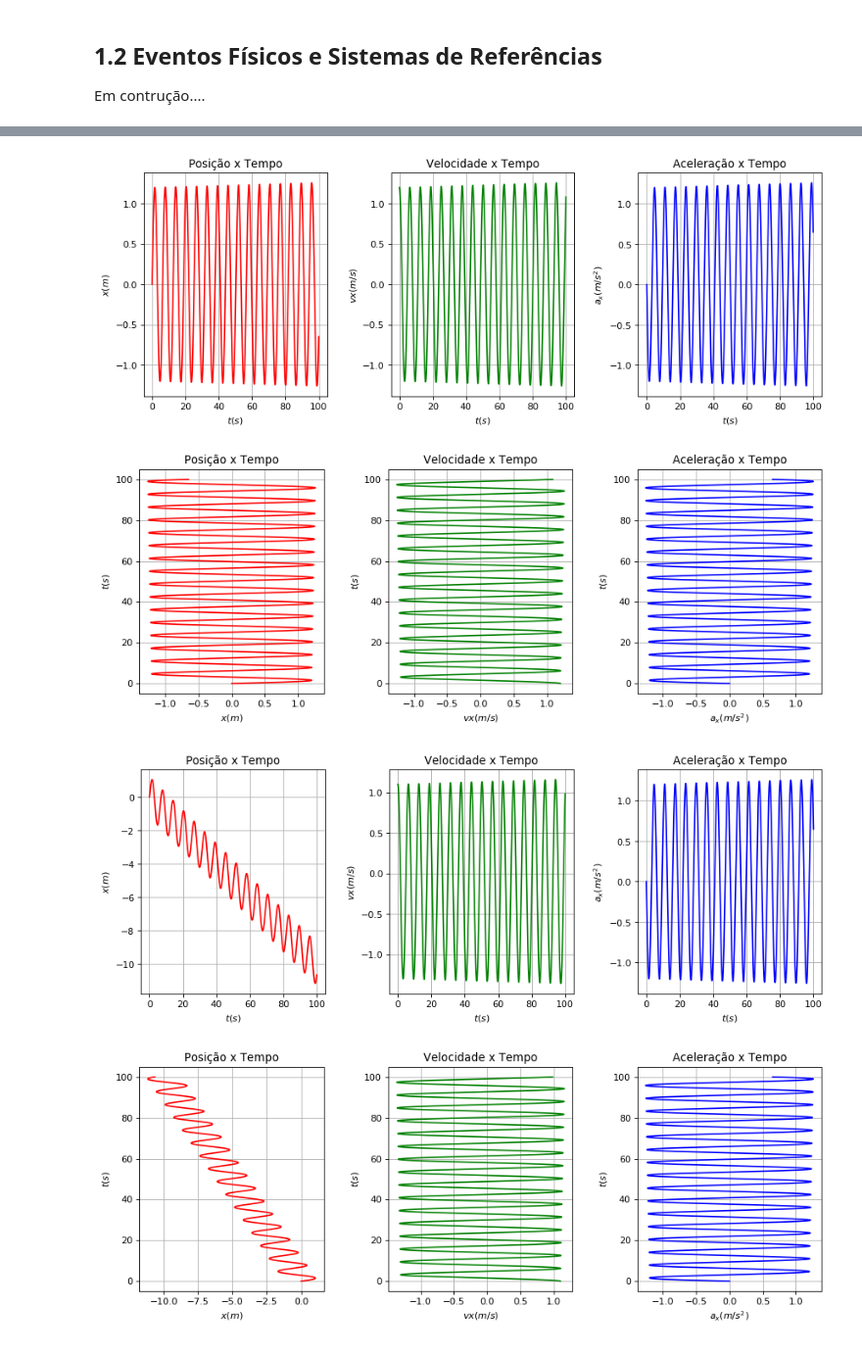
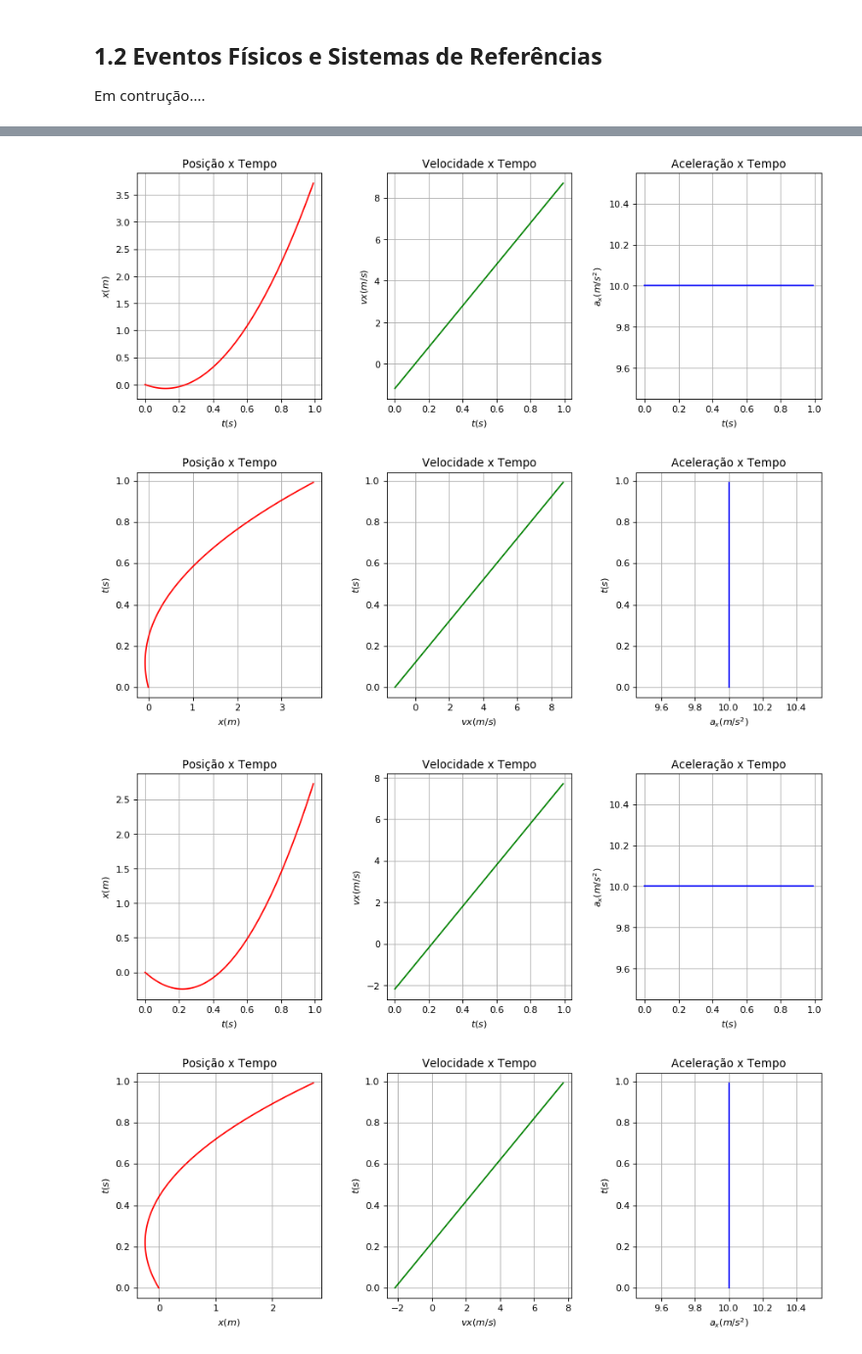
Before and after one commit to diasrodri/FisMod2018_03, a Jupyter notebook: AulaFisMod01.ipynb, the cells around one changed output, grey strips where cells are left out. Shown: that part at 98% size. Cells and saved outputs as stored; diff of their text form; code cells hidden in the pictures.

```diff
--- a/AulaFisMod01.ipynb
+++ b/AulaFisMod01.ipynb
@@ -83,17 +81,22 @@ Logo dado uma uma condição inicial em $t=0$, dada por $v_x(t=0)=1.0$ e $x(t=0)
 # %%
 k=1.0 #N/m
 m=1.0 #Kg
-x,vx,ax=0.0,1.2,0.0
+x,vx,ax=0.0,-1.2,0.0
 xi,vxi,axi,ti=[],[],[],[]
 t,dt=0.0,0.001
 
+def acel(k,m,x0):
+#    ax=-(k/m)*x0
+    ax=10.0
+    return ax
+
 def rk1(x0,vx0,t0,dt):
-    ax=-(k/m)*x0
+    ax=acel(k,m,x0)
     x=x0+vx0*dt
     vx=vx0+ax*dt
     return x,vx,ax
 
-for i in range(100000):
+for i in range(1000):
     x,vx,ax=rk1(x,vx,t,dt)
     t=t+dt
     if ((i%10)==0):
@@ -165,19 +168,19 @@ def plotxvxax_time(t2,x2,vx2,ax2):
 plotxvxax(ti,xi,vxi,axi)
 plotxvxax_time(ti,xi,vxi,axi)
 # %% [output]
-[figure, old version]
+[figure, new version]
-[figure, old version]
+[figure, new version]
 # %%
-v=0.1
+v=1.0
 xlin=[]
 vxlin=[]
 
 for i in range(len(xi)):
     xlin.append(xi[i]-v*ti[i])
     vxlin.append(vxi[i]-v)
 
 plotxvxax(ti,xlin,vxlin,axi)
 plotxvxax_time(ti,xlin,vxlin,axi)
 # %% [output]
-[figure, old version]
+[figure, new version]
-[figure, old version]
+[figure, new version]
```
Also changed, not shown: parts of 9 cells of this notebook.
